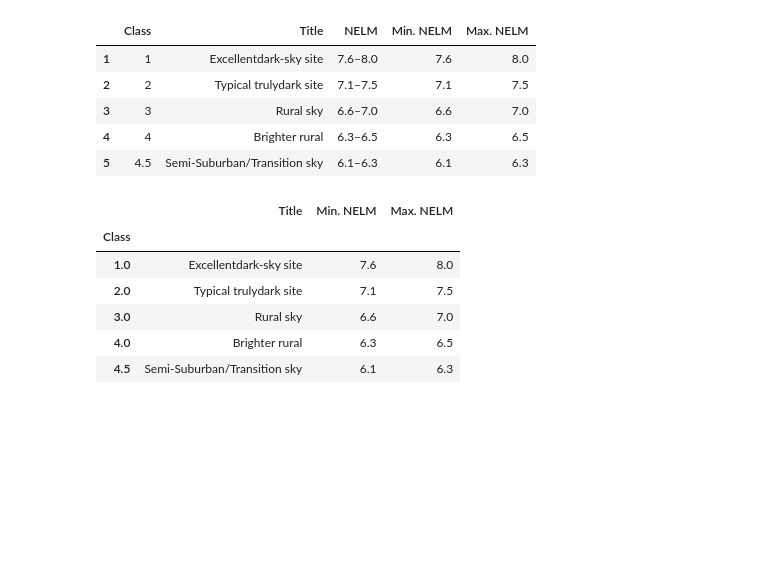
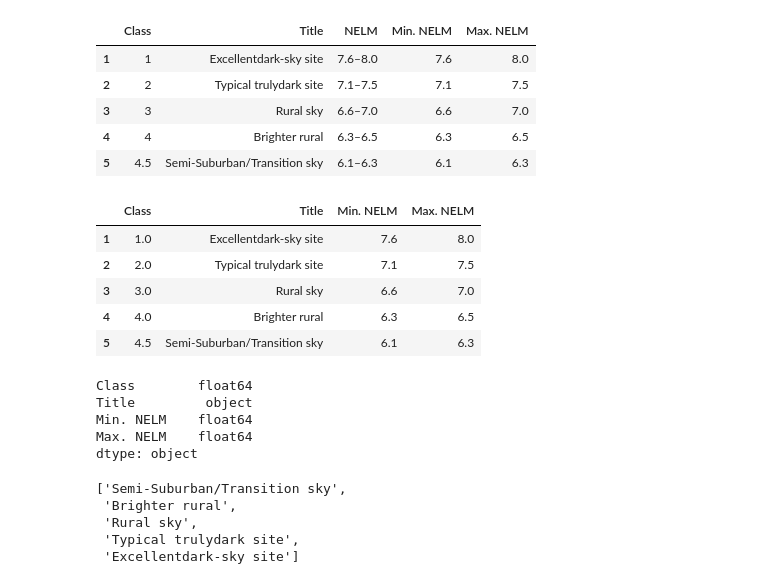
Before and after one commit to n-o-karma/Dark_Sky_Finder, a Jupyter notebook: Project3/api_data/json_cleanup&joins-Copy1.ipynb, the cells around one changed output. Cells and saved outputs as stored; diff of their text form; code cells hidden in the pictures; blank space fills up the shorter version.

```diff
--- a/Project3/api_data/json_cleanup&joins-Copy1.ipynb
+++ b/Project3/api_data/json_cleanup&joins-Copy1.ipynb
@@ -117,18 +118,34 @@ bortledf
 # %%
 # Change data types and set index
 bortledf_clean = bortledf.drop(columns='NELM')
 bortledf_clean = bortledf_clean.astype({'Class':float,'Min. NELM':float, 'Max. NELM':float})
-bortledf_clean = bortledf_clean.set_index('Class')
+#bortledf_clean = bortledf_clean.set_index('Class')
 
 # Save to csv
 bortledf_clean.to_csv("Resources/bortle_nelm_eq.csv", encoding='utf8', index=False)
 
 bortledf_clean.head()
 # %% [output]
-|  | Title | Min. NELM | Max. NELM |
-| Class |  |  |  |
-| 1.0 | Excellentdark-sky site | 7.6 | 8.0 |
-| 2.0 | Typical trulydark site | 7.1 | 7.5 |
-| 3.0 | Rural sky | 6.6 | 7.0 |
-| 4.0 | Brighter rural | 6.3 | 6.5 |
-| 4.5 | Semi-Suburban/Transition sky | 6.1 | 6.3 |
+|  | Class | Title | Min. NELM | Max. NELM |
+| 1 | 1.0 | Excellentdark-sky site | 7.6 | 8.0 |
+| 2 | 2.0 | Typical trulydark site | 7.1 | 7.5 |
+| 3 | 3.0 | Rural sky | 6.6 | 7.0 |
+| 4 | 4.0 | Brighter rural | 6.3 | 6.5 |
+| 5 | 4.5 | Semi-Suburban/Transition sky | 6.1 | 6.3 |
+# %%
+bortledf_clean.dtypes
+# %% [output]
+Class        float64
+Title         object
+Min. NELM    float64
+Max. NELM    float64
+dtype: object
+# %%
+lightpol_final['NELM'].loc[7]
+list(bortledf_clean['Title'].values)[::-1]
+# %% [output]
+['Semi-Suburban/Transition sky',
+ 'Brighter rural',
+ 'Rural sky',
+ 'Typical trulydark site',
+ 'Excellentdark-sky site']
```
Also changed, not shown: parts of 6 cells of this notebook, 25 other files.
